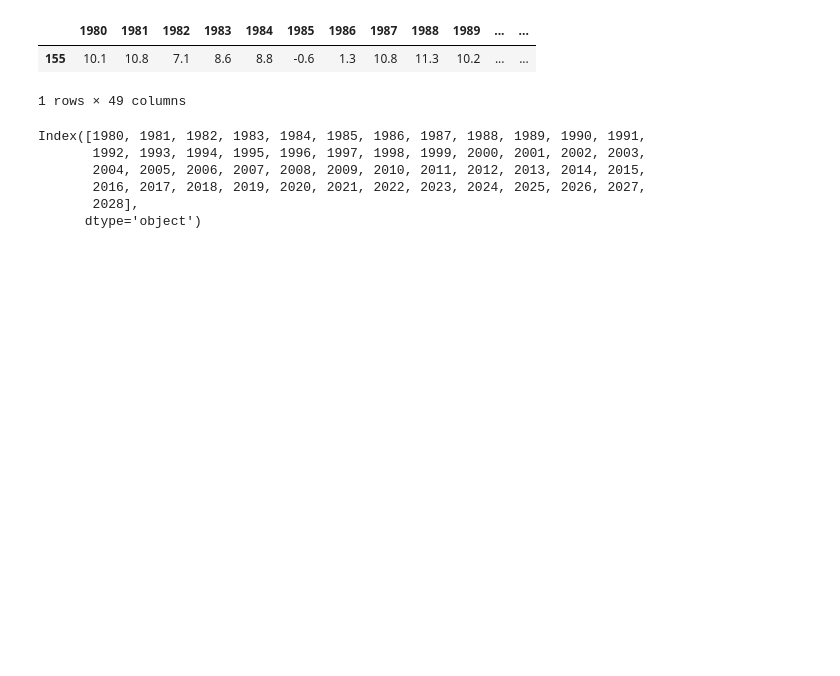
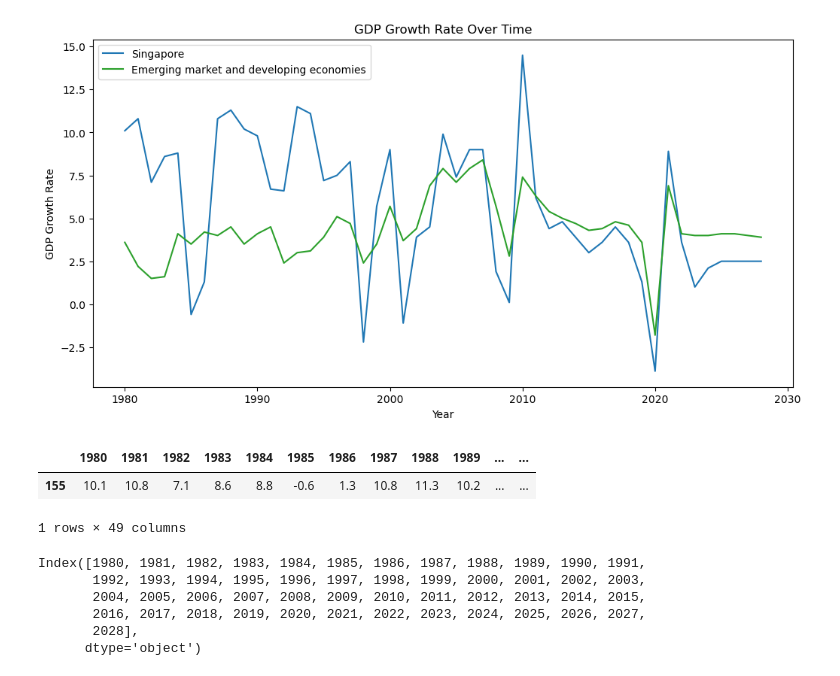
Before and after one commit to akshitkaranam/Test, a Jupyter notebook: Data_Viz.ipynb, the cells around one changed output. Saved outputs shown, nothing was run; the diff lists cells and outputs as text; code cells hidden in the pictures; blank space fills up the shorter version.

```diff
--- a/Data_Viz.ipynb
+++ b/Data_Viz.ipynb
@@ -2,3 +2,5 @@
 import pandas as pd
 import matplotlib.pyplot as plt
 import seaborn as sns
+# %%
+countries_gdp = pd.read_excel("./Data/IMF_All_Countries_Growth.xls")
@@ -4,0 +57,4 @@ import seaborn as sns
+# %%
+countries_gdp = countries_gdp[(countries_gdp['Country'] == "Singapore")
+             |  (countries_gdp['Country'] == "Emerging market and developing economies")
+              ].reset_index(drop=True)
@@ -5,3 +91,49 @@ import seaborn as sns
+# %%
+# Extract years
+years = [str(year) for year in range(1980, 2029)]
+
+# Create a DataFrame
+df = countries_gdp
+df = df.melt(id_vars=['Country'], var_name='Year', value_name='GDP Growth Rate')
+
+# Create a line chart using Matplotlib
+plt.figure(figsize=(12, 6))
+
+
+i = 1
+for country in df['Country'].unique():
+    country_data = df[df['Country'] == country]
+
+    x = country_data['Year'].astype(int)
+    y = country_data['GDP Growth Rate']
+
+#     # Set line style to dotted for years after 2022
+#     if x.max() > 2022:
+#         linestyle = 'dotted'
+#     else:
+#         linestyle = 'solid'
+
+    if i== 1:
+        color = "#1f77b4"
+    else:
+        color = '#2ca02c'
+
+    plt.plot(x, y, label=country,color=color)
+    i+=1
+
+
+plt.xlabel('Year')
+plt.ylabel('GDP Growth Rate')
+plt.title('GDP Growth Rate Over Time')
+plt.legend(loc='upper left')
+
+# Show the chart
+plt.grid(False)
+plt.savefig('gdp_growth_comparison_developing.png',transparent=True)
+
+plt.show()
+# %% [output]
+[figure, added]
 # %%
 # IMF Growth
 df_imf_growth = pd.read_excel("./Data/Growth_IMF.xls")
```
Also changed, not shown: parts of 64 cells of this notebook, 57 other files.
